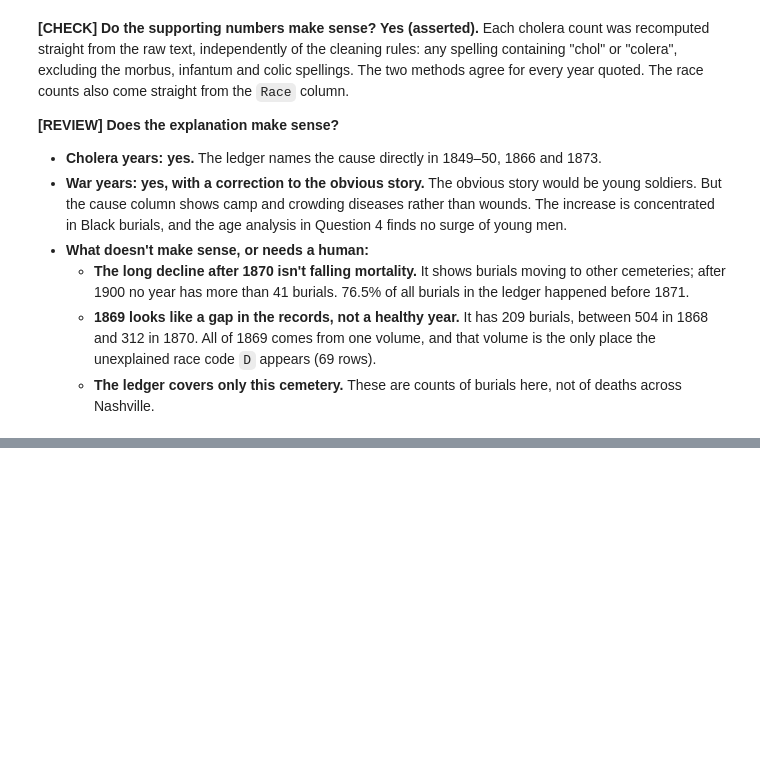
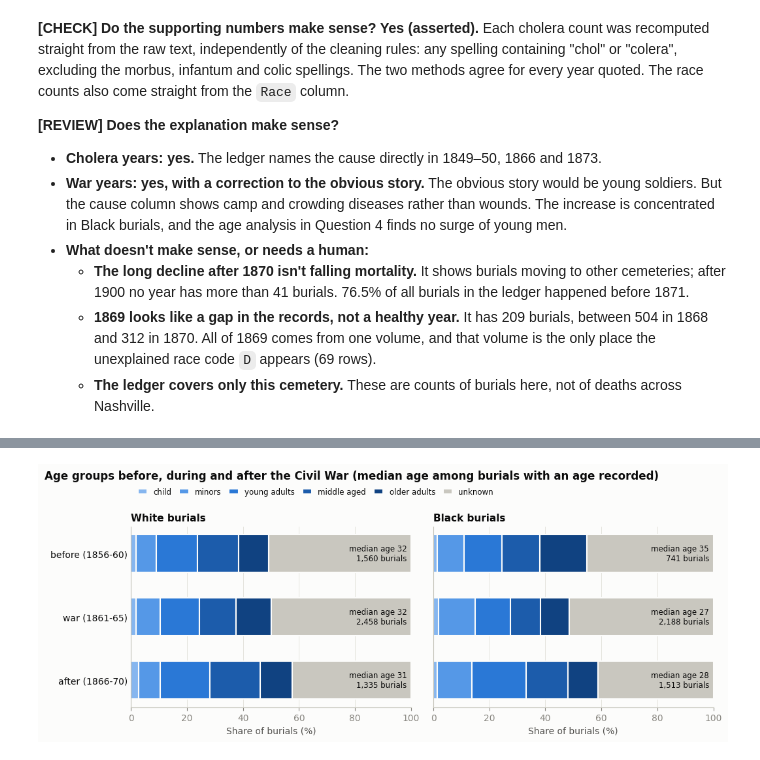
Before and after one commit to ryRyTheCoder/cause_of_death, a Jupyter notebook: submissions/juan_zavala/cemetery_analysis.ipynb, the cells around one changed output, grey strips where cells are left out. Saved outputs shown, nothing was run; the diff lists cells and outputs as text; code cells hidden in the pictures; blank space fills up the shorter version.

```diff
--- a/submissions/juan_zavala/cemetery_analysis.ipynb
+++ b/submissions/juan_zavala/cemetery_analysis.ipynb
@@ -628,0 +693,28 @@ every number in the explanation matches an independent count of the raw text
+# %%
+fig, axes = plt.subplots(1, 2, figsize=(11.5, 3.6), sharex=True)
+for ax, who in zip(axes, ['White', 'Black']):
+    left = np.zeros(3)
+    for g in AGE_ORDER:
+        vals = []
+        for label, (lo, hi) in PERIODS.items():
+            m = (race == ('W' if who == 'White' else 'B')) & df['_year'].between(lo, hi)
+            vals.append((grp_all[m] == g).mean() * 100)
+        ax.barh(list(PERIODS)[::-1], vals[::-1], left=left[::-1], color=AGE_COLORS[g], height=0.6,
+                edgecolor=SURFACE, linewidth=1.5, label=g)
+        left = left + np.array(vals)
+    for y, label in enumerate(list(PERIODS)[::-1]):
+        n = cell(who, label.split(' ')[0], 'burials')
+        med = cell(who, label.split(' ')[0], 'median age')
+        ax.text(98.5, y, f'median age {med:g}\n{n:,} burials', va='center', ha='right', fontsize=8.5, color=INK)
+    ax.set_title(f'{who} burials', fontsize=11)
+    ax.set_xlim(0, 100)
+    ax.set_xlabel('Share of burials (%)')
+    ax.grid(axis='y', visible=False)
+    ax.tick_params(axis='y', length=0, labelcolor=INK)
+axes[1].tick_params(axis='y', labelleft=False)
+axes[0].legend(ncol=6, loc='lower left', bbox_to_anchor=(0, 1.13), fontsize=8.5, handlelength=1.2, columnspacing=1)
+fig.suptitle('Age groups before, during and after the Civil War (median age among burials with an age recorded)', x=0.01, ha='left', y=1.12, fontsize=12, fontweight='bold')
+fig.subplots_adjust(wspace=0.08)
+save(fig, 'q4_civil_war_age.png')
+# %% [output]
+[figure, added]
```
Also changed, not shown: parts of 5 cells of this notebook, 3 other files.
